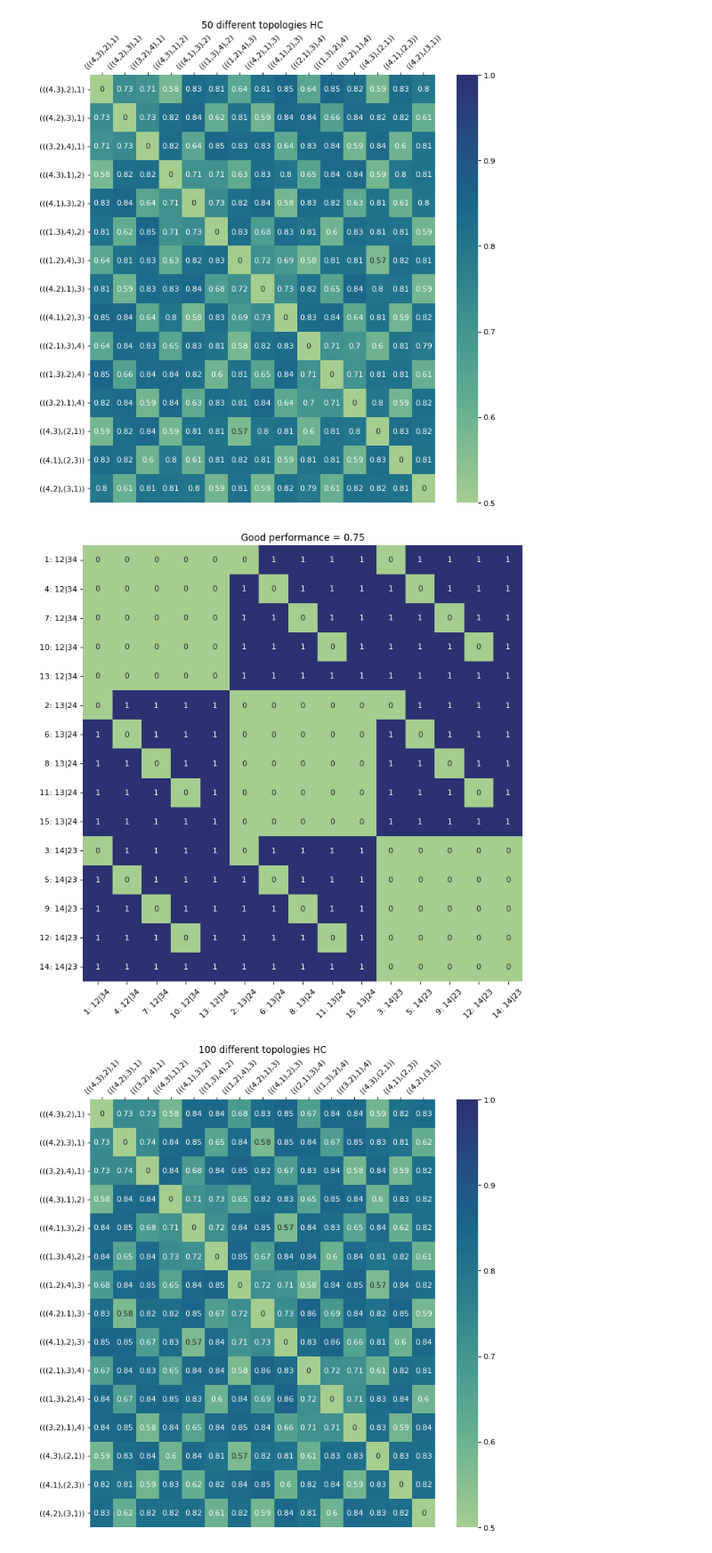
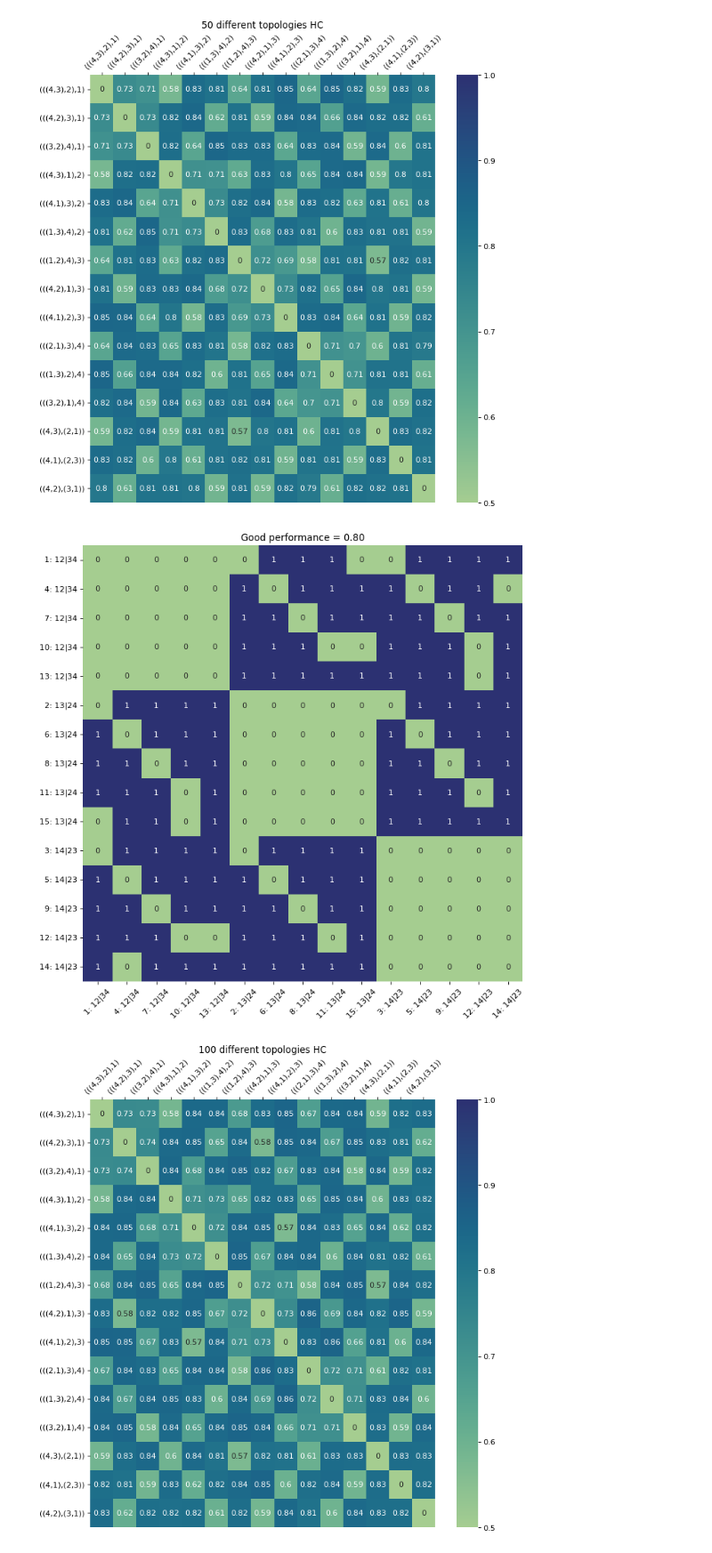
Before and after one commit to solislemuslab/PhyloClustering.jl, a Jupyter notebook: hc-heatmap.ipynb, the cells around one changed output. Shown at 89% size. Cells and saved outputs as stored; diff of their text form; code cells hidden in the pictures.

```diff
--- a/hc-heatmap.ipynb
+++ b/hc-heatmap.ipynb
@@ -28,48 +28,48 @@ accuracy /= 100
 hc_50 = pd.DataFrame(accuracy)
 hc_50.columns = trees
 hc_50.index = trees
 
 plt.figure(figsize=(10,10), dpi=80)
 plt.title('50 different topologies HC')
 plot = sns.heatmap(hc_50, annot=True, cmap="crest",vmin = 0.5, vmax = 1);
 plot.xaxis.tick_top()
 plot.tick_params(axis='x', rotation=45)
 plot.tick_params(axis='y', rotation=0)
 
 result = hc_50.to_numpy()
 all_comb = list(combinations(range(0,15),2))
-good_75 = []
+good_80 = []
 
 for comb in all_comb:
     i = comb[0]
     j = comb[1]
     pair = (i+1,j+1)
 
-    if result[i,j] >= 0.75:
-        good_75.append(pair)
+    if result[i,j] >= 0.80:
+        good_80.append(pair)
 
-matrix_75 = [[0 for x in range(15)] for y in range(15)]
+matrix_80 = [[0 for x in range(15)] for y in range(15)]
 
-for pair in good_75:
+for pair in good_80:
     i = pair[0] - 1
     j = pair[1] - 1
-    matrix_75[i][j] += 1
-    matrix_75[j][i] += 1
+    matrix_80[i][j] += 1
+    matrix_80[j][i] += 1
 
-matrix_75 = pd.DataFrame(matrix_75)
-matrix_75.columns = unrooted
-matrix_75.index = unrooted
-matrix_75 = matrix_75.reindex(newIdx)
-matrix_75 = matrix_75.reindex(columns = newIdx)
+matrix_80 = pd.DataFrame(matrix_80)
+matrix_80.columns = unrooted
+matrix_80.index = unrooted
+matrix_80 = matrix_80.reindex(newIdx)
+matrix_80 = matrix_80.reindex(columns = newIdx)
 
 plt.figure(figsize=(10,10), dpi=80)
-plt.title('Good performance = 0.75')
-plot = sns.heatmap(matrix_75, annot=True, cmap="crest", cbar = False)
+plt.title('Good performance = 0.80')
+plot = sns.heatmap(matrix_80, annot=True, cmap="crest", cbar = False)
 plot.tick_params(axis='x', rotation=45)
 plot.tick_params(axis='y', rotation=0)
 # %% [output]
 [figure]
-[figure, old version]
+[figure, new version]
 # %%
 df = pd.read_csv("./data/hc/4/hc_4_diff_topo_100_1.csv")
 accuracy = df.values
```
Also changed, not shown: parts of 4 cells of this notebook.
